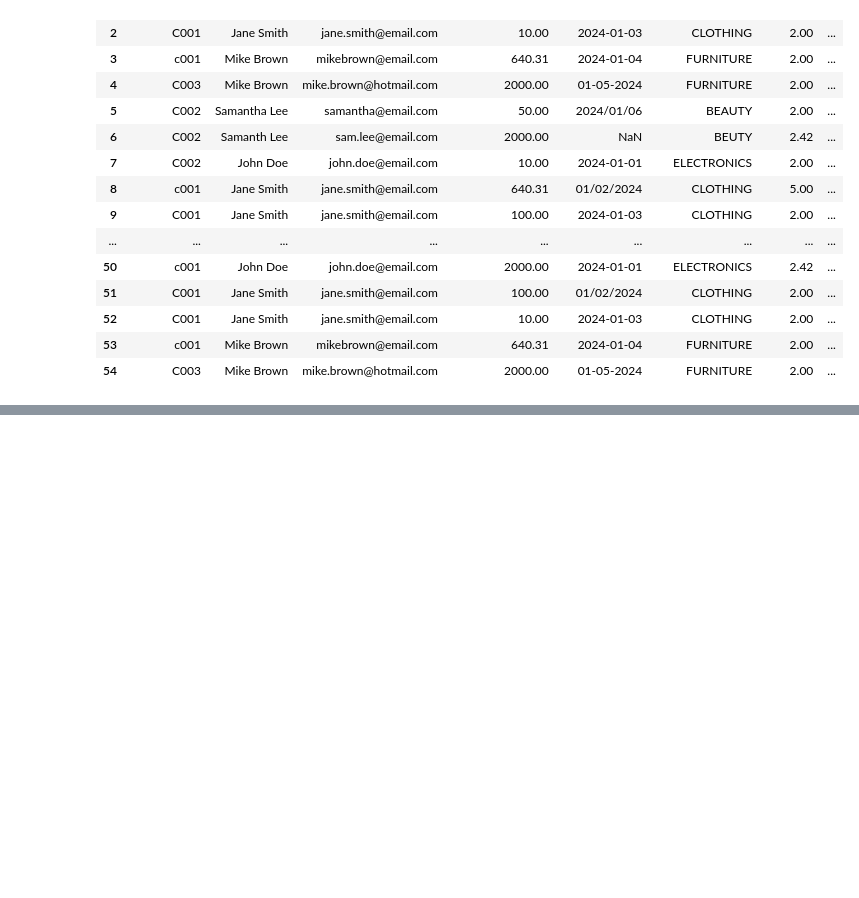
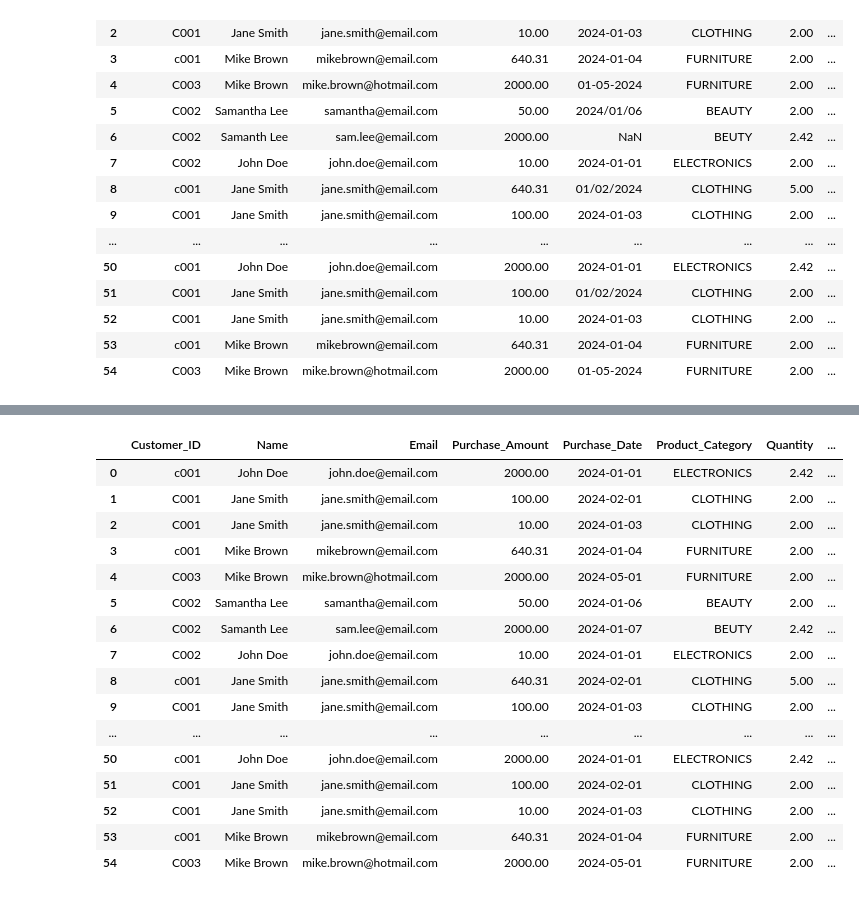
Before and after one commit to bogarin/analisis_desing_algoritmos, a Jupyter notebook: intro_cienca_datos.ipynb, the cells around one changed output, grey strips where cells are left out. Saved outputs shown, nothing was run; the diff lists cells and outputs as text; code cells hidden in the pictures; blank space fills up the shorter version.

```diff
--- a/intro_cienca_datos.ipynb
+++ b/intro_cienca_datos.ipynb
@@ -308,3 +331,48 @@ df
+# %%
+
+
+# Normalizar formatos de fechas
+def normalize_date(date):
+    try:
+        return pd.to_datetime(date, format='%Y-%m-%d').strftime('%Y-%m-%d') # 2024-01-01
+    except ValueError:
+        try:
+            return pd.to_datetime(date, format='%d/%m/%Y').strftime('%Y-%m-%d') #01/02/2024
+        except ValueError:
+            try:
+                return pd.to_datetime(date, format='%d-%m-%Y').strftime('%Y-%m-%d')
+            except ValueError:
+                try:
+                    return pd.to_datetime(date, format='%Y/%m/%d').strftime('%Y-%m-%d') #2024/01/06
+                except ValueError:
+                    return np.nan
+
+# Aplicar la función para normalizar las fechas
+df['Purchase_Date'] = df['Purchase_Date'].apply(normalize_date)
+
+# Separar fechas en Año, Mes y Día
+df[['Year', 'Month', 'Day']] = df['Purchase_Date'].str.split('-', expand=True)
+
+# Mostrar resultados
+df
+# %% [output]
+|  | Customer_ID | Name | Email | Purchase_Amount | Purchase_Date | Product_Category | Quantity | ... |
+| 0 | c001 | John Doe | john.doe@email.com | 2000.00 | 2024-01-01 | ELECTRONICS | 2.42 | ... |
+| 1 | C001 | Jane Smith | jane.smith@email.com | 100.00 | 2024-02-01 | CLOTHING | 2.00 | ... |
+| 2 | C001 | Jane Smith | jane.smith@email.com | 10.00 | 2024-01-03 | CLOTHING | 2.00 | ... |
+| 3 | c001 | Mike Brown | mikebrown@email.com | 640.31 | 2024-01-04 | FURNITURE | 2.00 | ... |
+| 4 | C003 | Mike Brown | mike.brown@hotmail.com | 2000.00 | 2024-05-01 | FURNITURE | 2.00 | ... |
+| 5 | C002 | Samantha Lee | samantha@email.com | 50.00 | 2024-01-06 | BEAUTY | 2.00 | ... |
+| 6 | C002 | Samanth Lee | sam.lee@email.com | 2000.00 | 2024-01-07 | BEUTY | 2.42 | ... |
+| 7 | C002 | John Doe | john.doe@email.com | 10.00 | 2024-01-01 | ELECTRONICS | 2.00 | ... |
+| 8 | c001 | Jane Smith | jane.smith@email.com | 640.31 | 2024-02-01 | CLOTHING | 5.00 | ... |
+| 9 | C001 | Jane Smith | jane.smith@email.com | 100.00 | 2024-01-03 | CLOTHING | 2.00 | ... |
+| ... | ... | ... | ... | ... | ... | ... | ... | ... |
+| 50 | c001 | John Doe | john.doe@email.com | 2000.00 | 2024-01-01 | ELECTRONICS | 2.42 | ... |
+| 51 | C001 | Jane Smith | jane.smith@email.com | 100.00 | 2024-02-01 | CLOTHING | 2.00 | ... |
+| 52 | C001 | Jane Smith | jane.smith@email.com | 10.00 | 2024-01-03 | CLOTHING | 2.00 | ... |
+| 53 | c001 | Mike Brown | mikebrown@email.com | 640.31 | 2024-01-04 | FURNITURE | 2.00 | ... |
+| 54 | C003 | Mike Brown | mike.brown@hotmail.com | 2000.00 | 2024-05-01 | FURNITURE | 2.00 | ... |
 # %%
 df.to_csv("clean_dataset.csv", index=True)
 df.head()
```
Also changed, not shown: parts of 6 cells of this notebook, 1 other file.
